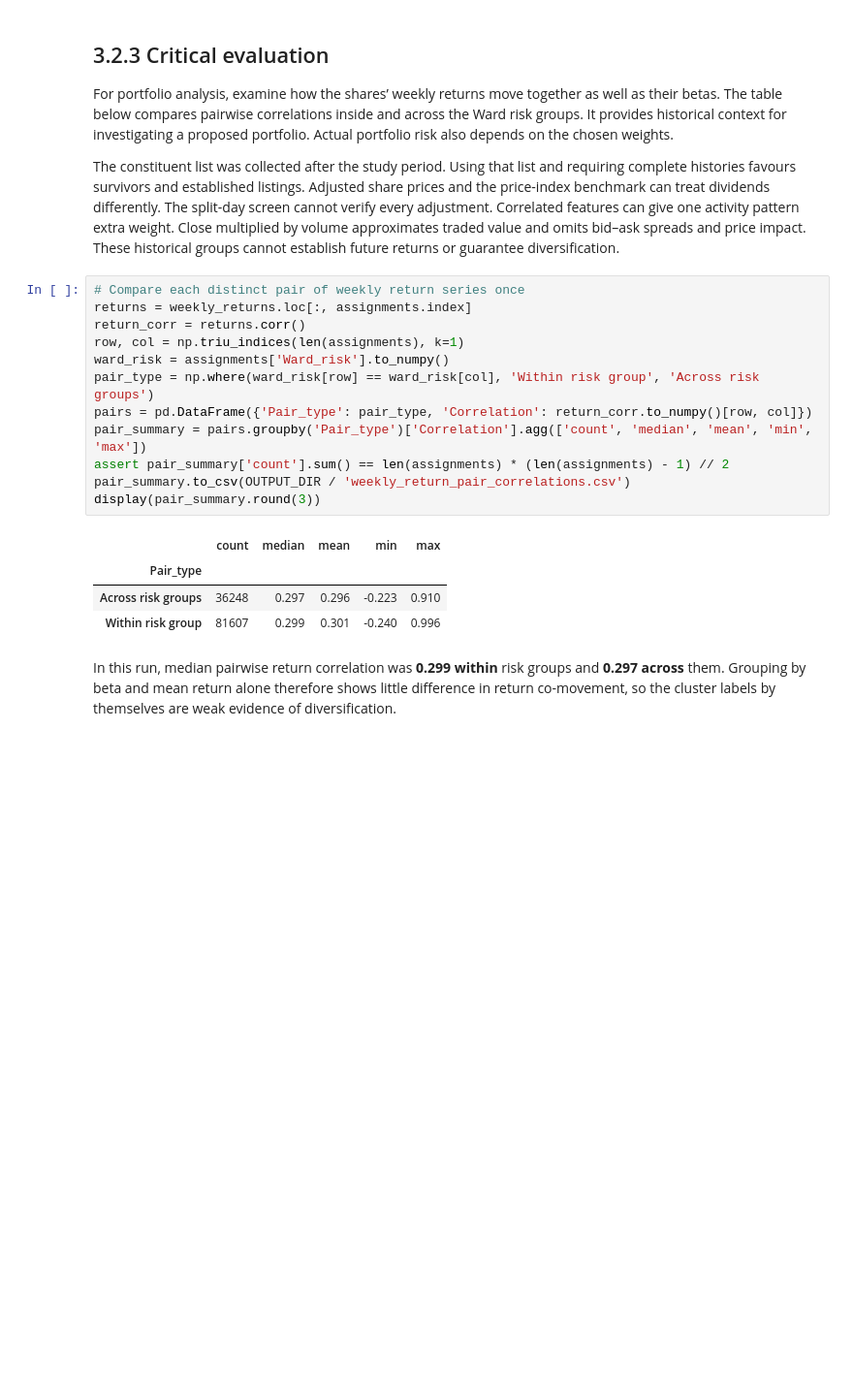
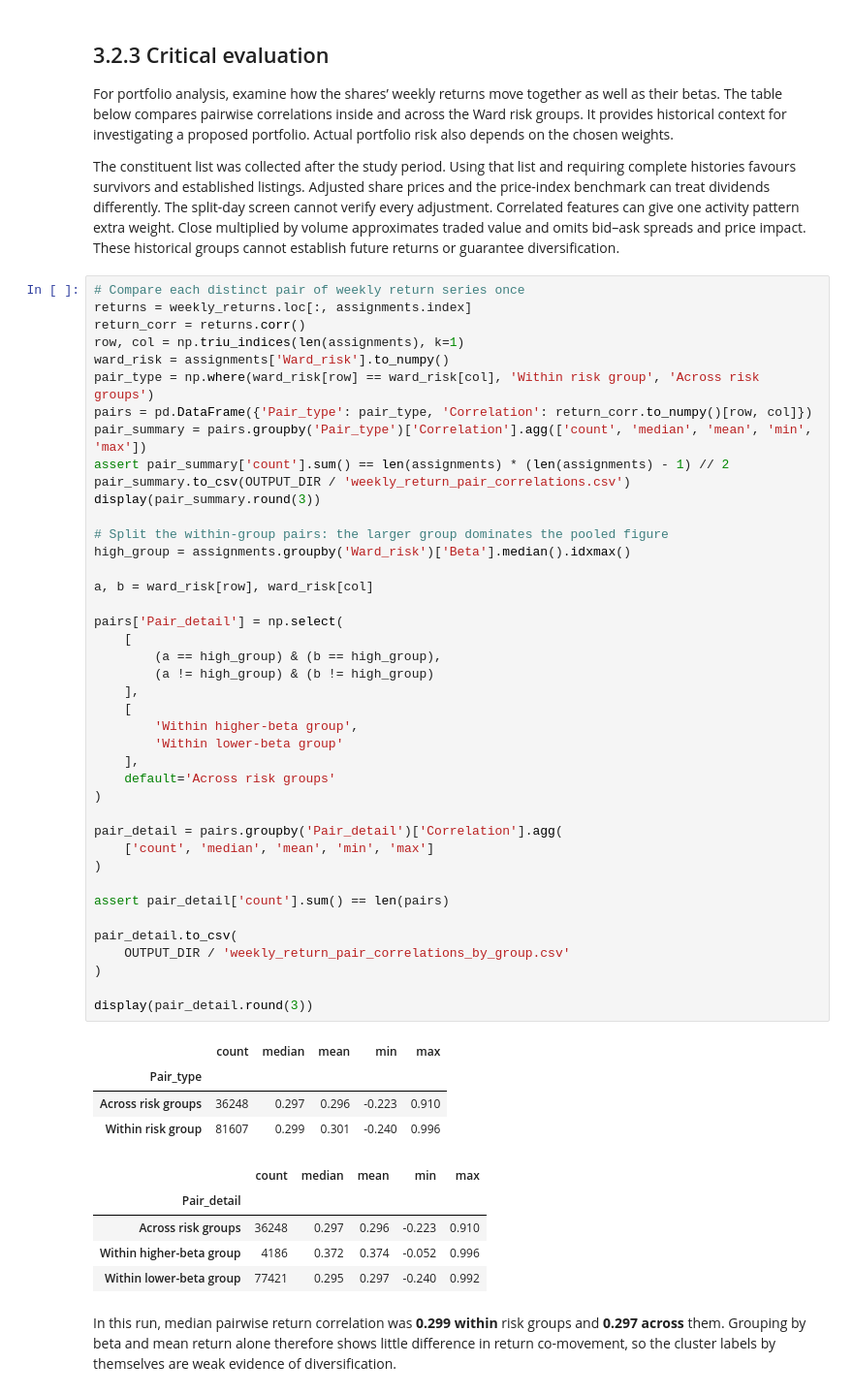
Before and after one commit to Shavina-143/CRM-CW1_w2083673, a Jupyter notebook: CWK1_SP500_Analysis.ipynb, the cells around one changed output. Shown at 97% size. Cells and saved outputs as stored; diff of their text form; blank space fills up the shorter version.

```diff
--- a/CWK1_SP500_Analysis.ipynb
+++ b/CWK1_SP500_Analysis.ipynb
@@ -1670,20 +1847,54 @@ The constituent list was collected after the study period. Using that list and r
 # %%
 # Compare each distinct pair of weekly return series once
 returns = weekly_returns.loc[:, assignments.index]
 return_corr = returns.corr()
 row, col = np.triu_indices(len(assignments), k=1)
 ward_risk = assignments['Ward_risk'].to_numpy()
 pair_type = np.where(ward_risk[row] == ward_risk[col], 'Within risk group', 'Across risk groups')
 pairs = pd.DataFrame({'Pair_type': pair_type, 'Correlation': return_corr.to_numpy()[row, col]})
 pair_summary = pairs.groupby('Pair_type')['Correlation'].agg(['count', 'median', 'mean', 'min', 'max'])
 assert pair_summary['count'].sum() == len(assignments) * (len(assignments) - 1) // 2
 pair_summary.to_csv(OUTPUT_DIR / 'weekly_return_pair_correlations.csv')
 display(pair_summary.round(3))
+
+# Split the within-group pairs: the larger group dominates the pooled figure
+high_group = assignments.groupby('Ward_risk')['Beta'].median().idxmax()
+
+a, b = ward_risk[row], ward_risk[col]
+
+pairs['Pair_detail'] = np.select(
+    [
+        (a == high_group) & (b == high_group),
+        (a != high_group) & (b != high_group)
+    ],
+    [
+        'Within higher-beta group',
+        'Within lower-beta group'
+    ],
+    default='Across risk groups'
+)
+
+pair_detail = pairs.groupby('Pair_detail')['Correlation'].agg(
+    ['count', 'median', 'mean', 'min', 'max']
+)
+
+assert pair_detail['count'].sum() == len(pairs)
+
+pair_detail.to_csv(
+    OUTPUT_DIR / 'weekly_return_pair_correlations_by_group.csv'
+)
+
+display(pair_detail.round(3))
 # %% [output]
 |  | count | median | mean | min | max |
 | Pair_type |  |  |  |  |  |
 | Across risk groups | 36248 | 0.297 | 0.296 | -0.223 | 0.910 |
 | Within risk group | 81607 | 0.299 | 0.301 | -0.240 | 0.996 |
+|  | count | median | mean | min | max |
+| Pair_detail |  |  |  |  |  |
+| Across risk groups | 36248 | 0.297 | 0.296 | -0.223 | 0.910 |
+| Within higher-beta group | 4186 | 0.372 | 0.374 | -0.052 | 0.996 |
+| Within lower-beta group | 77421 | 0.295 | 0.297 | -0.240 | 0.992 |
 # %% [markdown]
 In this run, median pairwise return correlation was **0.299 within** risk groups and **0.297 across** them. Grouping by beta and mean return alone therefore shows little difference in return co-movement, so the cluster labels by themselves are weak evidence of diversification.
 # %% [markdown]
```
Also changed, not shown: parts of 13 cells of this notebook.
